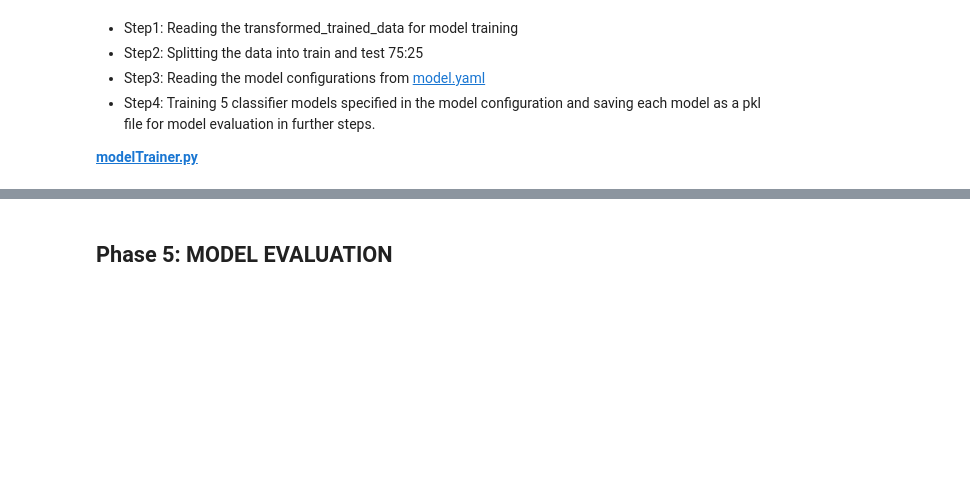
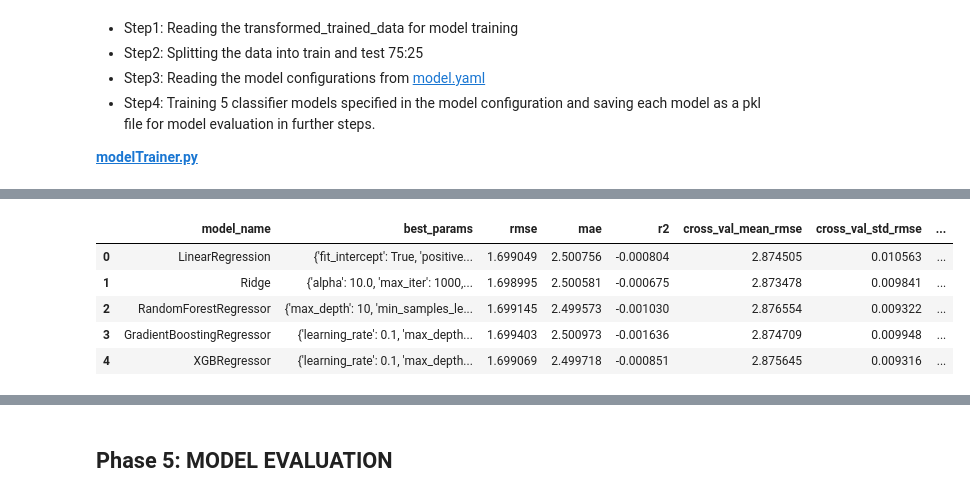
Before and after one commit to sahil82764/Vehicle_Maintenance_Prediction, a Jupyter notebook: Vehicle_Maintenance_Prediction.ipynb, the cells around one changed output, grey strips where cells are left out. Saved outputs shown, nothing was run; the diff lists cells and outputs as text; code cells hidden in the pictures; blank space fills up the shorter version.

```diff
--- a/Vehicle_Maintenance_Prediction.ipynb
+++ b/Vehicle_Maintenance_Prediction.ipynb
@@ -175,0 +177,11 @@ modelPerformance
+# %%
+# Regressor Models Performance
+modelrPerformance = pd.read_csv('data/modelrPerformance/model_performance.csv')
+modelrPerformance
+# %% [output]
+|  | model_name | best_params | rmse | mae | r2 | cross_val_mean_rmse | cross_val_std_rmse | ... |
+| 0 | LinearRegression | {'fit_intercept': True, 'positive... | 1.699049 | 2.500756 | -0.000804 | 2.874505 | 0.010563 | ... |
+| 1 | Ridge | {'alpha': 10.0, 'max_iter': 1000,... | 1.698995 | 2.500581 | -0.000675 | 2.873478 | 0.009841 | ... |
+| 2 | RandomForestRegressor | {'max_depth': 10, 'min_samples_le... | 1.699145 | 2.499573 | -0.001030 | 2.876554 | 0.009322 | ... |
+| 3 | GradientBoostingRegressor | {'learning_rate': 0.1, 'max_depth... | 1.699403 | 2.500973 | -0.001636 | 2.874709 | 0.009948 | ... |
+| 4 | XGBRegressor | {'learning_rate': 0.1, 'max_depth... | 1.699069 | 2.499718 | -0.000851 | 2.875645 | 0.009316 | ... |
```
Also changed, not shown: parts of 8 cells of this notebook, 20 other files.
